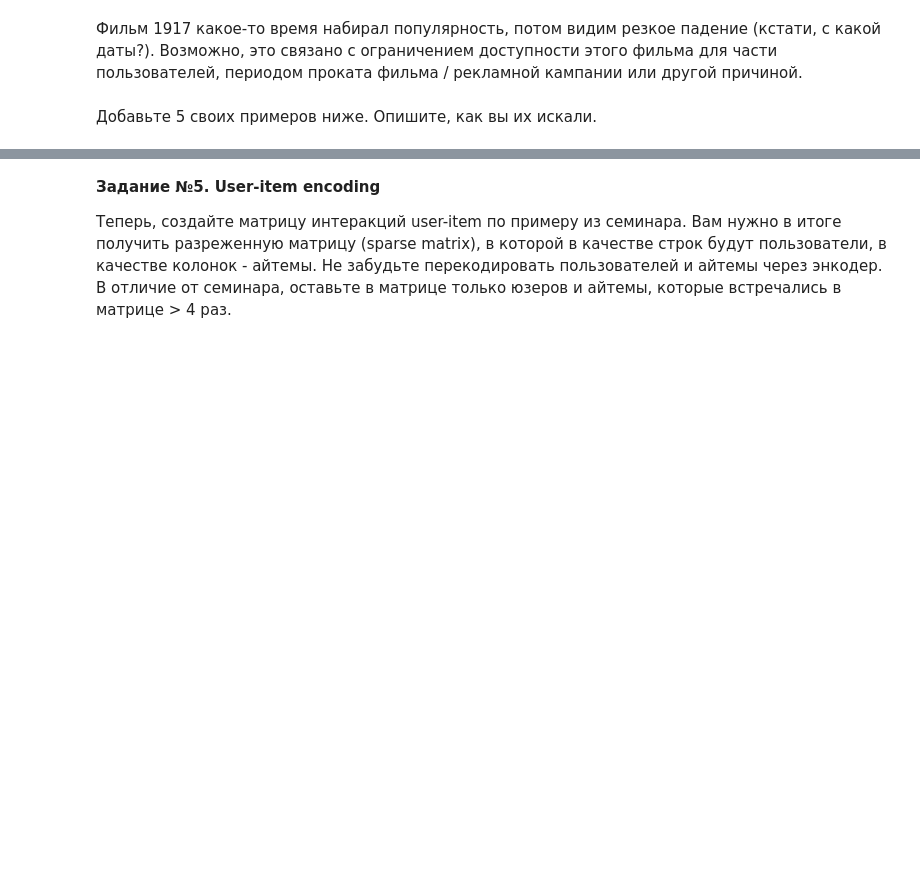
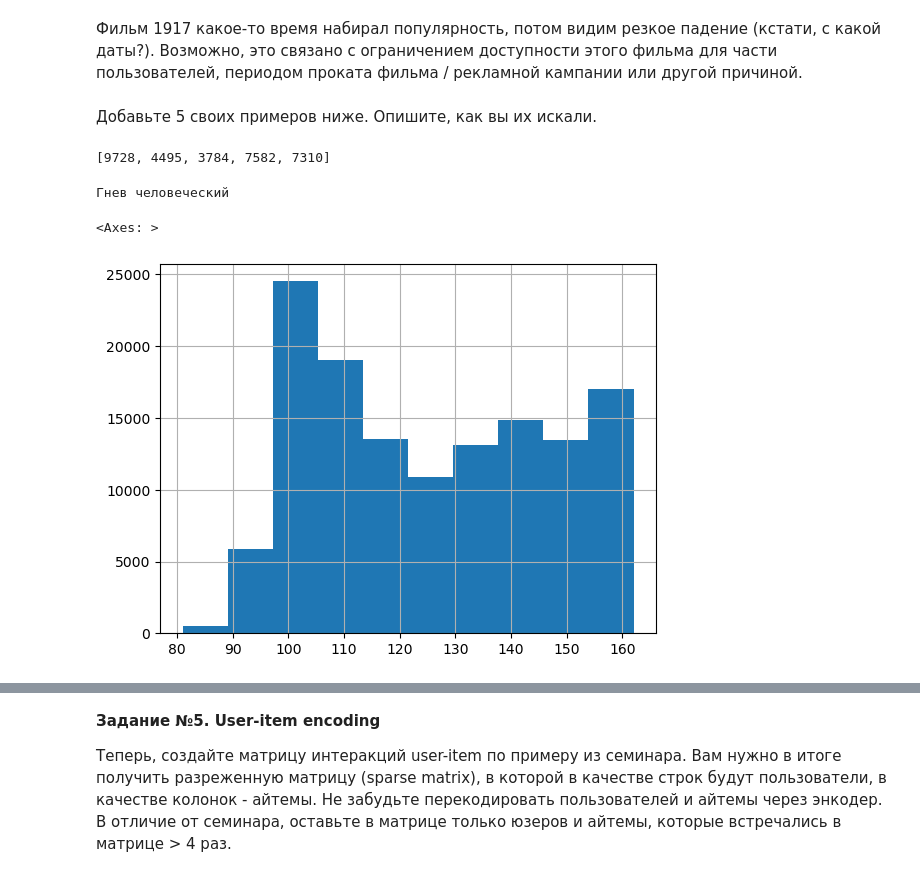
Before and after one commit to xanderkov/HSE-RecSys, a Jupyter notebook: hw-01/HSE RecSys Homework 1.ipynb, the cells around one changed output, grey strips where cells are left out. Drawn from its saved outputs; the diff is of its cells as text; code cells hidden in the pictures; blank space fills up the shorter version.

```diff
--- a/hw-01/HSE RecSys Homework 1.ipynb
+++ b/hw-01/HSE RecSys Homework 1.ipynb
@@ -327,7 +449,7 @@ joined['toppopular_recs'] = toppop.predict(joined, topn=100)
 
 Возьмите названия фильмов/сериалов из `items.csv`, выделите 5 различных сценариев изменения популярности у фильмов, аргументируйте (например, графиком или статистикой) и проинтерпретируейте их (почему популярность для этого фильма меняется так). Обратите внимание, что надо найти именно разные паттерны изменения вероятностей.
 # %%
-items = pd.read_csv('items.csv')[['item_id','title']].copy()
+items = pd.read_csv('data/items.csv')[['item_id','title']].copy()
 items.head()
 # %% [output]
 |  | item_id | title |
@@ -357,5 +479,18 @@ interactions.last_watch_dt.hist()
 Фильм 1917 какое-то время набирал популярность, потом видим резкое падение (кстати, с какой даты?). Возможно, это связано с ограничением доступности этого фильма для части пользователей, периодом проката фильма / рекламной кампании или другой причиной.
 # %% [markdown]
 Добавьте 5 своих примеров ниже. Опишите, как вы их искали.
+# %%
+joined['toppopularweighted_recs'][0][:-5]
+# %% [output]
+[9728, 4495, 3784, 7582, 7310]
 # %%
-# your code here
+sampled_id = 9728
+
+interactions = df.loc[df.item_id==sampled_id].copy()
+name = items.loc[items.item_id==sampled_id].title.values[0]
+print(name)
+interactions.last_watch_dt.hist()
+# %% [output]
+Гнев человеческий
+<Axes: >
+[figure, added]
```
Also changed, not shown: parts of 44 cells of this notebook.
